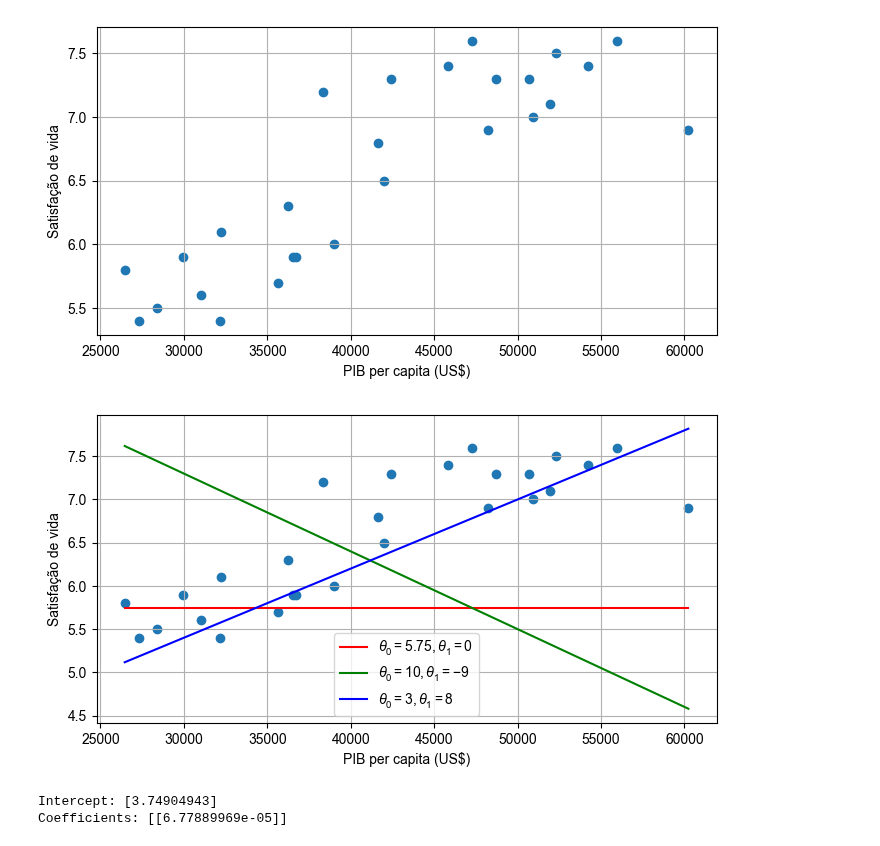
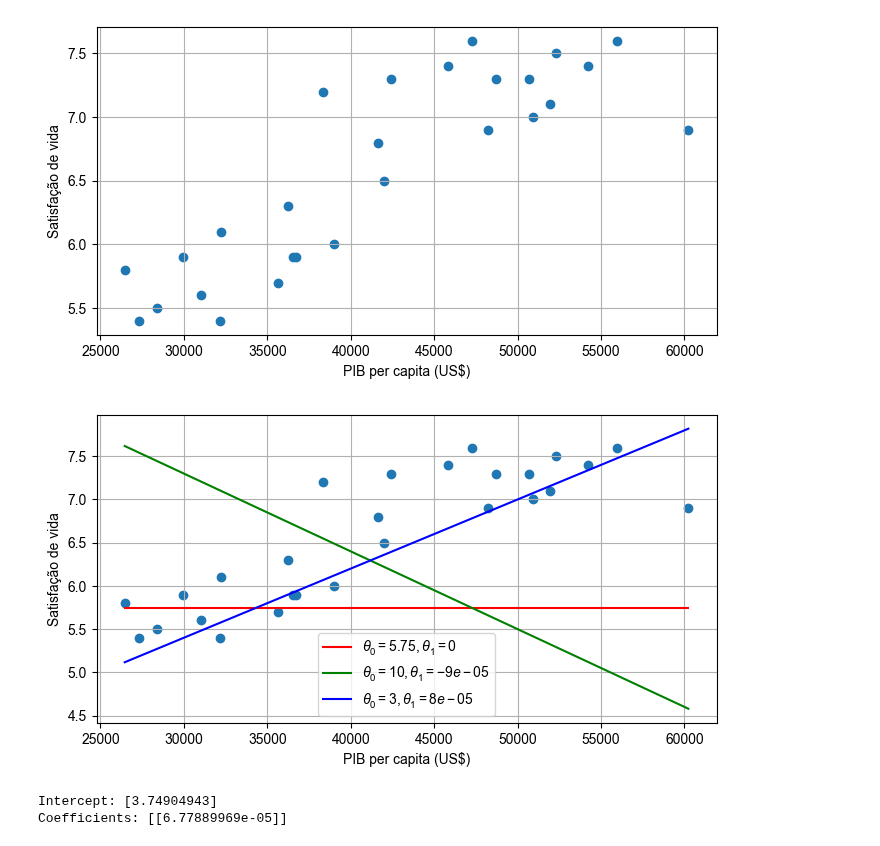
Before and after one commit to pedrothiag/intelligent-systems, a Jupyter notebook: 01_Fundamentos_Aprendizado.ipynb, the cells around one changed output. Drawn from its saved outputs; the diff is of its cells as text; code cells hidden in the pictures.

```diff
--- a/01_Fundamentos_Aprendizado.ipynb
+++ b/01_Fundamentos_Aprendizado.ipynb
@@ -61,28 +61,28 @@ max_life_sat = max(y)
 # %%
 #Grafico de dispersão
 plt.scatter(X,y)
 plt.grid()
 plt.xlabel("PIB per capita (US$)")
 plt.ylabel("Satisfação de vida")
 
 X_new = np.linspace(min_pib, max_pib, 1000)
 
 # Modelo 1
-w1, w2 = 5.75, 0
-plt.plot(X_new, w1 + w2 * 1e-5 * X_new, "r", label=rf"$\theta_0 = {w1}, \theta_1 = {w2}$")
+Theta0, Theta1 = 5.75, 0
+plt.plot(X_new, Theta0 + Theta1*X_new, "r", label=rf"$\theta_0 = {Theta0}, \theta_1 = {Theta1}$")
 
 # Modelo 2
-w1, w2 = 10, -9
-plt.plot(X_new, w1 + w2 * 1e-5 * X_new, "g", label=rf"$\theta_0 = {w1}, \theta_1 = {w2}$")
+Theta0, Theta1 = 10, -9*1e-5
+plt.plot(X_new, Theta0 + Theta1 * X_new, "g", label=rf"$\theta_0 = {Theta0}, \theta_1 = {Theta1}$")
 
 # Modelo 3
-w1, w2 = 3, 8
-plt.plot(X_new, w1 + w2 * 1e-5 * X_new, "b", label=rf"$\theta_0 = {w1}, \theta_1 = {w2}$")
+Theta0, Theta1 = 3, 8*1e-5
+plt.plot(X_new, Theta0 + Theta1 * X_new, "b", label=rf"$\theta_0 = {Theta0}, \theta_1 = {Theta1}$")
 
 plt.legend()
 plt.show()
 # %% [output]
-[figure, old version]
+[figure, new version]
 # %%
 model = LinearRegression()
 
```
Also changed, not shown: parts of 3 cells of this notebook.
